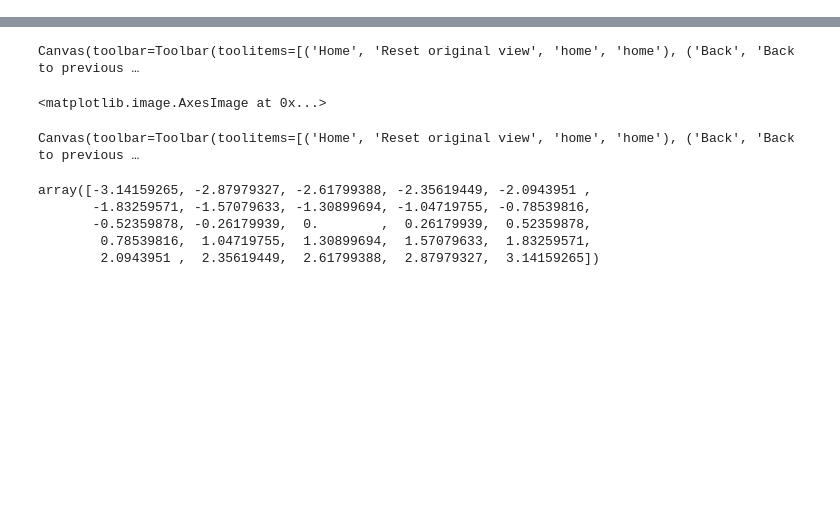
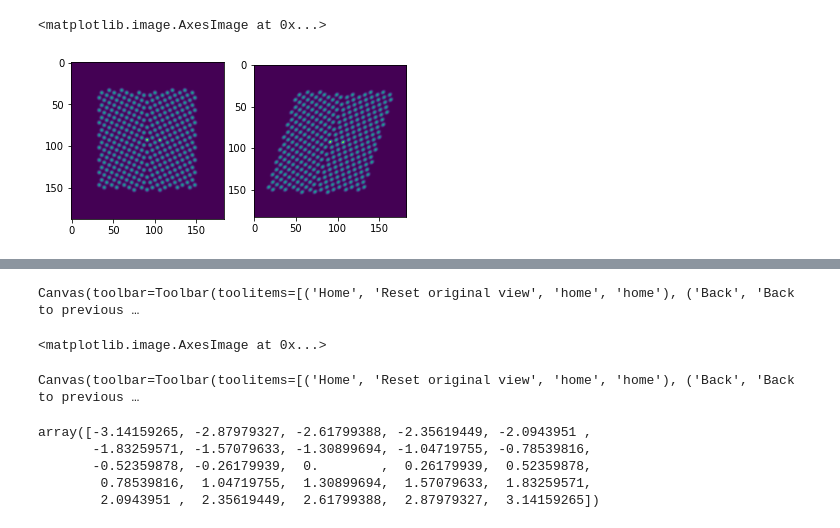
Before and after one commit to thomasaarholt/scanning-drift-corr, a Jupyter notebook: python/Rotate With Drift.ipynb, the cells around one changed output, grey strips where cells are left out. Drawn from its saved outputs; the diff is of its cells as text; code cells hidden in the pictures; blank space fills up the shorter version.

```diff
--- a/python/Rotate With Drift.ipynb
+++ b/python/Rotate With Drift.ipynb
@@ -4,16 +4,20 @@
 from ase.visualize import view
 # %%
 from genSTEM import ImageModel
-import cupy as cp
+#import cupy as cp
 import numpy as np
+cp = np
 import matplotlib.pyplot as plt
 from ase.io import read
 from ase.build import make_supercell
-atoms = read(r"C:\Users\thomasaar\Downloads\imeall-master\imeall\examples\boundary_interstitials\0013687130_v6bxv2_tv0.1bxv0.0_d1.8z_traj.xyz")
+atoms = read("0013687130_v6bxv2_tv0.1bxv0.0_d1.8z_traj.xyz")
 atoms = make_supercell(atoms, np.diag((1,2,1)))
 mask = atoms.positions[:,2] > 35
 del atoms[mask]
 atoms.rotate([1,0,0], (0,0,1))
+
+from skimage.transform import warp
+from matplotlib.transforms import Affine2D
 # %%
 atoms[1716].number = 60
 atoms[1766].number = 60
@@ -21,22 +25,23 @@ atoms[1766].number = 60
 %%time
 jitter = 0
 
-drift_strength = 5e-5
+pixel_size = 0.3
+drift_strength = 5e-4
 drift_vector = [-1,0]
 centre_drift = True
 
-m0 = ImageModel(atoms,
+m0 = ImageModel(atoms, pixel_size=pixel_size, vacuum=10.,
                 scan_rotation=0, centre_drift=centre_drift)
 img0 = m0.generate_cupy()
 
-m1 = ImageModel(atoms,
+m1 = ImageModel(atoms,  pixel_size=pixel_size, vacuum=10.,
                 drift_strength=drift_strength,
                 drift_vector=drift_vector,
                 jitter_strength=jitter,
                 scan_rotation=0, centre_drift=centre_drift)
 img1 = m1.generate_cupy()
 
-m2 = ImageModel(atoms,
+m2 = ImageModel(atoms,  pixel_size=pixel_size, vacuum=10.,
                 jitter_strength=jitter,
                 drift_vector=drift_vector,
                 drift_strength=drift_strength,
@@ -47,6 +52,6 @@ Wall time: 2.46 s
 # %%
-%%time
-img2 = cp.rot90(img2, 3)
+#%%time
+#img2 = cp.rot90(img2, 3)
 side = np.minimum(*img1.shape)
 
 img1 = img1[:side, :side]
@@ -56,2 +59,9 @@ Wall time: 0 ns
 # %%
-I0, I1, I2 = img0.get(), img1.get(), img2.get()
+I0, I1, I2 = img0, img1, img2
+# %%
+fig, (ax1, ax2) = plt.subplots(ncols=2)
+ax1.imshow(I0)
+ax2.imshow(I1)
+# %% [output]
+<matplotlib.image.AxesImage at 0x...>
+[figure, added]
```
Also changed, not shown: parts of 42 cells of this notebook, 3 other files.
